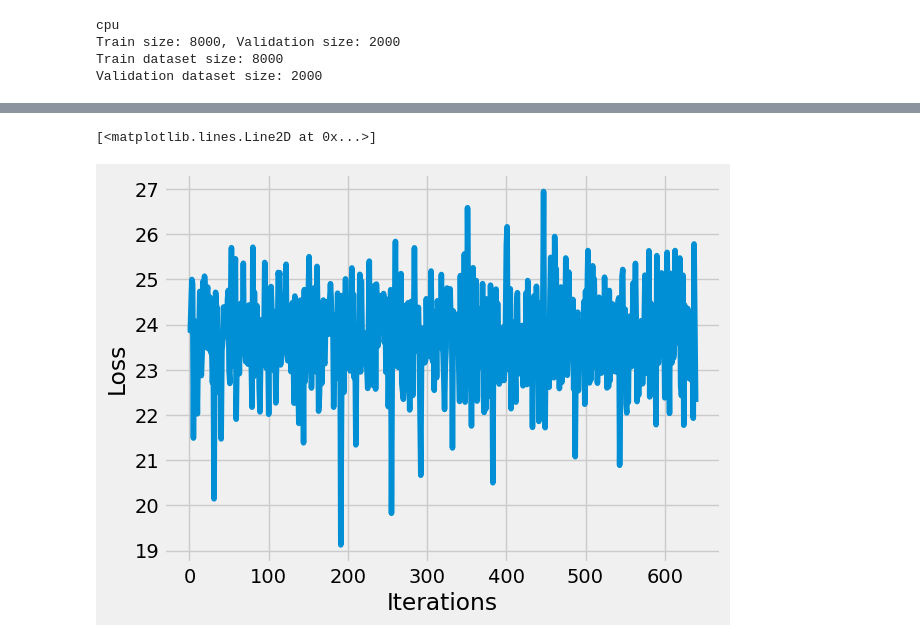
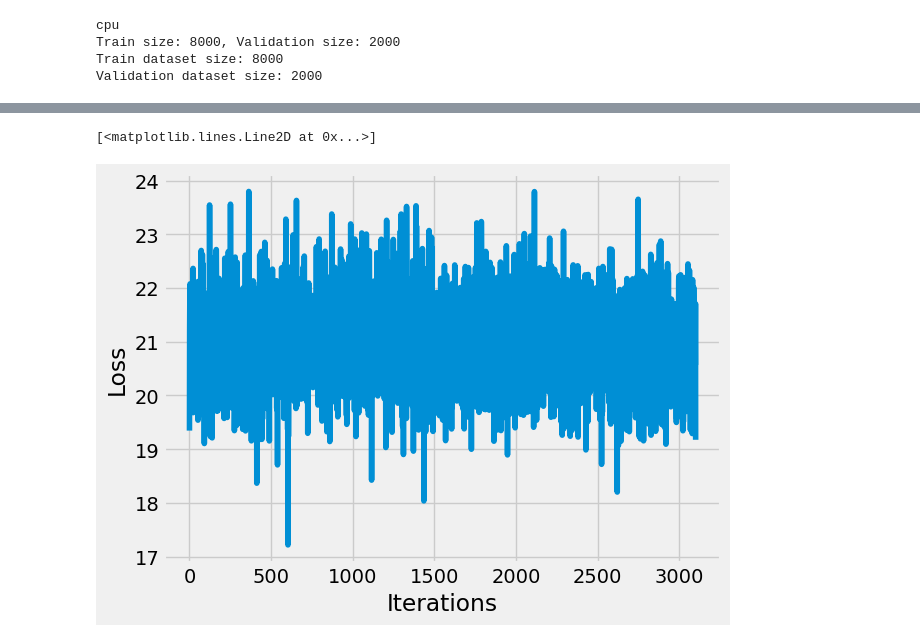
Before and after one commit to SeivenBell/Data_Science_and_Statistical_Learning_Projects, a Jupyter notebook: Final_Project/labeled_learning.ipynb, the cells around one changed output, grey strips where cells are left out. Cells and saved outputs as stored; diff of their text form; code cells hidden in the pictures.

```diff
--- a/Final_Project/labeled_learning.ipynb
+++ b/Final_Project/labeled_learning.ipynb
@@ -282,12 +864,14 @@ classifier = Classifier(N, N_h * 2, N_o)
 model = MultiIonReadout(encoder, shared_encoder, classifier)
 
 
+#Setting the model parameters and saving to variables
 model = model.to(device)
 pytorch_total_params = sum(p.numel() for p in model.parameters())
 pytorch_total_params2 = sum(p.numel() for p in model.parameters() if p.requires_grad)
 print(pytorch_total_params)
 print(pytorch_total_params2)
 
+#Setting the hyperparameters
 N_epochs = 100
 lr = 1e-3
 optimizer = Adam(model.parameters(), lr=lr)
@@ -299,8 +883,12 @@ log_every = 1
 for epoch in range(N_epochs):
 
     total_train_loss = 0
-    for inputs, labels in train_loader:
-
+    for inputs, labels in train_loader: #Two additional lines from before to ensure shape is correct for inputting
+        if model_type == 'convolution':
+            inputs = autoencoder.predict(inputs.reshape(-1,4,25,1)).reshape(-1,4,5,5) #Two additional lines from before to ensure shape is correct for inputting
+        else:
+            inputs = autoencoder.predict(inputs.reshape(-1,100)).reshape(-1,4,5,5) #Two additional lines from before to ensure shape is correct for inputting
+        inputs = torch.tensor(inputs)
         inputs, labels = inputs.to(device), labels.to(device)
 
         optimizer.zero_grad()
@@ -312,7 +900,12 @@ for epoch in range(N_epochs):
     with torch.no_grad():
         total_loss = 0
         total_accuracy = 0
-        for inputs, labels in val_loader:
+        for inputs, labels in val_loader: #Two additional lines from before to ensure shape is correct for inputting
+            if model_type == 'convolution':
+                inputs = autoencoder.predict(inputs.reshape(-1,4,25,1)).reshape(-1,4,5,5) #Two additional lines from before to ensure shape is correct for inputting
+            else:
+                inputs = autoencoder.predict(inputs.reshape(-1,100)).reshape(-1,4,5,5) #Two additional lines from before to ensure shape is correct for inputting
+            inputs = torch.tensor(inputs)
             inputs, labels = inputs.to(device), labels.to(device)
 
             loss = model.bceloss(inputs, labels)
@@ -346,12 +953,8 @@ class AE(torch.nn.Module):
 
         # Building an linear encoder with Linear
         # layer followed by Relu activation function
-        # 784 ==> 9
+        # 100 ==> 4
         self.encoder = torch.nn.Sequential(
-            #torch.nn.Linear(800, 256),
-            #torch.nn.ReLU(),
-            #torch.nn.Linear(256, 128),
-            #torch.nn.ReLU(),
             torch.nn.Linear(100, 64),
             torch.nn.ReLU(),
             torch.nn.Linear(64, 36),
@@ -365,9 +968,7 @@ class AE(torch.nn.Module):
 
         # Building an linear decoder with Linear
         # layer followed by Relu activation function
-        # The Sigmoid activation function
-        # outputs the value between 0 and 1
-        # 9 ==> 784
+        # 4 ==> 100
         self.decoder = torch.nn.Sequential(
             torch.nn.Linear(4, 9),
             torch.nn.ReLU(),
@@ -378,11 +979,7 @@ class AE(torch.nn.Module):
             torch.nn.Linear(36, 64),
             torch.nn.ReLU(),
             torch.nn.Linear(64, 100),
-            torch.nn.ReLU(),
-            #torch.nn.Linear(128, 256),
-            #torch.nn.ReLU(),
-            #torch.nn.Linear(256,  800),
-            torch.nn.Sigmoid()
+            torch.nn.ReLU()
         )
 
     def forward(self, x):
@@ -391,12 +988,12 @@ class AE(torch.nn.Module):
         return decoded
 # %%
 # Model Initialization
-model = AE()
+auto_model = AE()
 
 # Validation using MSE Loss function
 loss_function = torch.nn.MSELoss()
 
 # Using an Adam Optimizer with lr = 0.1
-optimizer = torch.optim.Adam(model.parameters(),
+optimizer = torch.optim.Adam(auto_model.parameters(),
                              lr = 1e-1,
                              weight_decay = 1e-8)
@@ -418,5 +1009,5 @@ dataset
 # %%
-epochs = 20
+epochs = 100
 outputs = []
 losses = []
 for epoch in range(epochs):
@@ -426,7 +1017,7 @@ for epoch in range(epochs):
       image = image.reshape(-1, 100)
 
       # Output of Autoencoder
-      reconstructed = model(image)
+      reconstructed = auto_model(image)
 
       # Calculating the loss function
       loss = loss_function(reconstructed, image)
@@ -470,12 +1038,12 @@ os.environ["KMP_DUPLICATE_LIB_OK"]="TRUE"
 # %%
 # Defining the Plot Style
 plt.style.use('fivethirtyeight')
 plt.xlabel('Iterations')
 plt.ylabel('Loss')
-plt.plot(losses_np)
+plt.plot(losses_np[100:])
 # %% [output]
 [<matplotlib.lines.Line2D at 0x...>]
-[figure, old version]
+[figure, new version]
 # %%
 for i, item in enumerate(image):
   # Reshape the array for plotting
```
Also changed, not shown: parts of 52 cells of this notebook.
